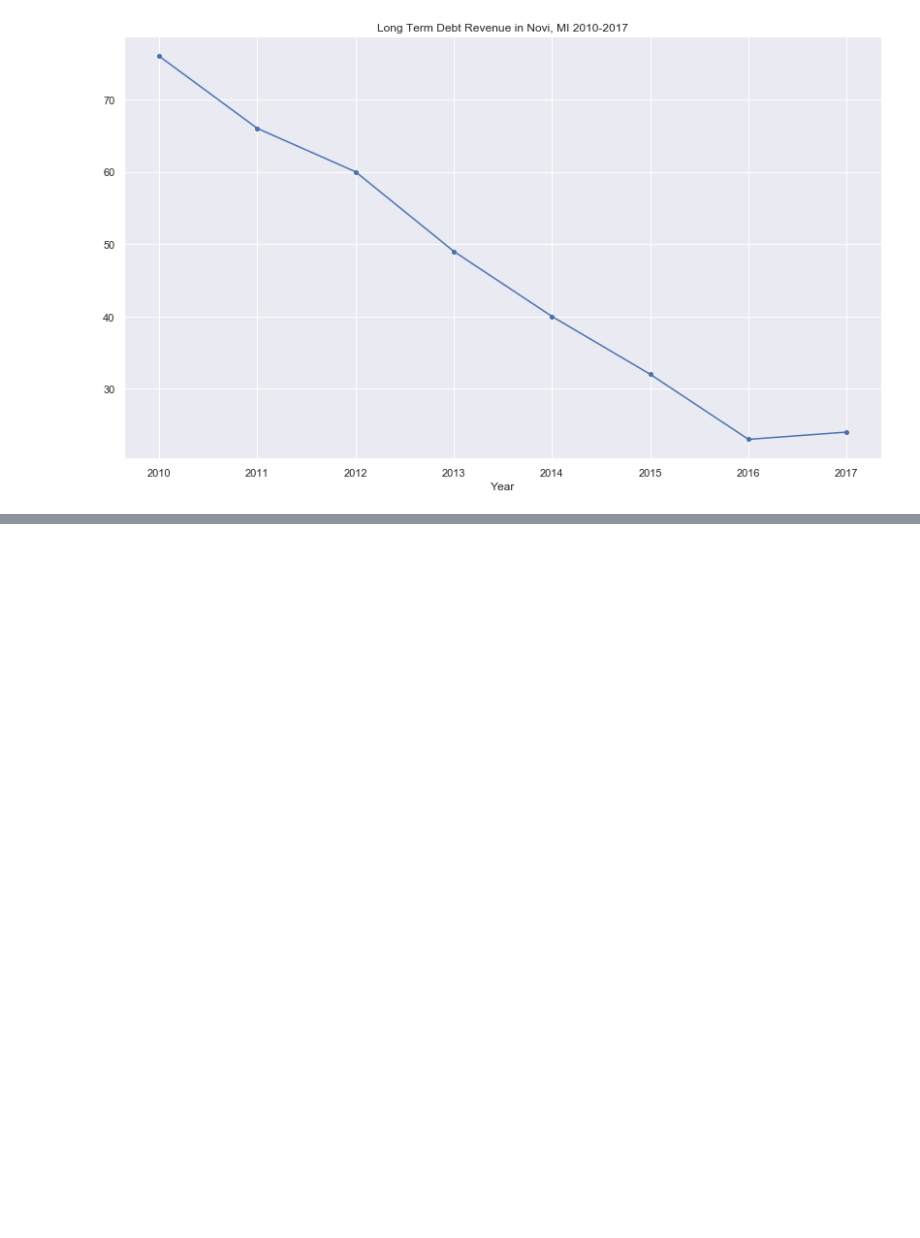
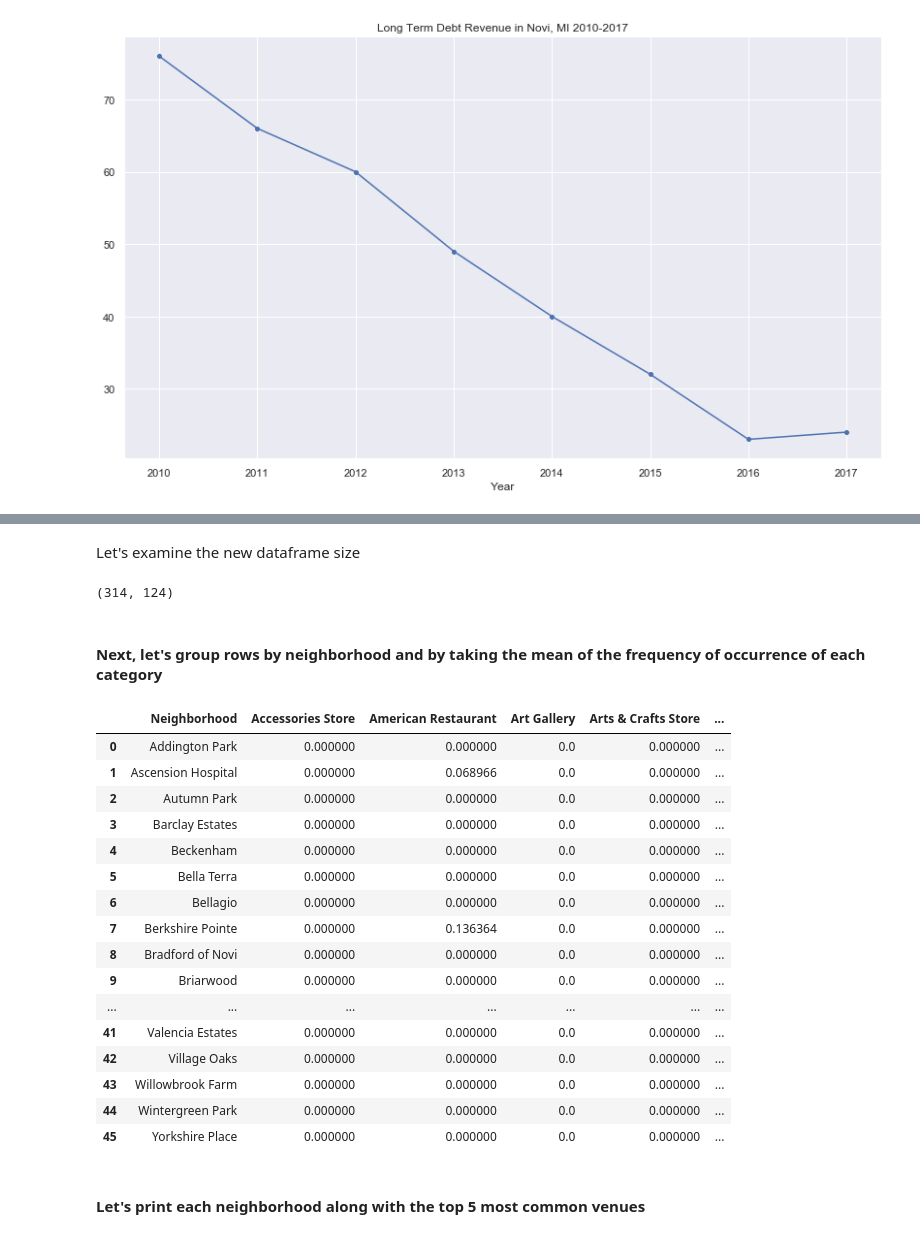
Before and after one commit to yunjcai/Segmenting-and-Clustering-Neighborhoods-in-Novi-MI, a Jupyter notebook: Segmenting and Clustering Neighborhoods in Novi.ipynb, the cells around one changed output, grey strips where cells are left out. Saved outputs shown, nothing was run; the diff lists cells and outputs as text; code cells hidden in the pictures; blank space fills up the shorter version.

```diff
--- a/Segmenting and Clustering Neighborhoods in Novi.ipynb
+++ b/Segmenting and Clustering Neighborhoods in Novi.ipynb
@@ -439,0 +609,12 @@ Text(0.5, 1.0, 'Long Term Debt Revenue in Novi, MI 2010-2017')
+# %%
+# one hot encoding
+novi_onehot = pd.get_dummies(novi_venues[['Venue Category']],prefix="",prefix_sep="")
+
+# add neighborhood column back to dataframe
+novi_onehot['Neighborhood'] = novi_venues['Neighborhood']
+
+# move neighborhood column to the 1st column
+fixed_columns = [novi_onehot.columns[-1]] + list(novi_onehot.columns[:-1])
+novi_onehot = novi_onehot[fixed_columns]
+
+novi_onehot.head()
@@ -439,0 +628,31 @@ Text(0.5, 1.0, 'Long Term Debt Revenue in Novi, MI 2010-2017')
+# %% [markdown]
+Let's examine the new dataframe size
+# %%
+novi_onehot.shape
+# %% [output]
+(314, 124)
+# %% [markdown]
+#### Next, let's group rows by neighborhood and by taking the mean of the frequency of occurrence of each category
+# %%
+novi_grouped = novi_onehot.groupby('Neighborhood').mean().reset_index()
+novi_grouped
+# %% [output]
+|  | Neighborhood | Accessories Store | American Restaurant | Art Gallery | Arts & Crafts Store | ... |
+| 0 | Addington Park | 0.000000 | 0.000000 | 0.0 | 0.000000 | ... |
+| 1 | Ascension Hospital | 0.000000 | 0.068966 | 0.0 | 0.000000 | ... |
+| 2 | Autumn Park | 0.000000 | 0.000000 | 0.0 | 0.000000 | ... |
+| 3 | Barclay Estates | 0.000000 | 0.000000 | 0.0 | 0.000000 | ... |
+| 4 | Beckenham | 0.000000 | 0.000000 | 0.0 | 0.000000 | ... |
+| 5 | Bella Terra | 0.000000 | 0.000000 | 0.0 | 0.000000 | ... |
+| 6 | Bellagio | 0.000000 | 0.000000 | 0.0 | 0.000000 | ... |
+| 7 | Berkshire Pointe | 0.000000 | 0.136364 | 0.0 | 0.000000 | ... |
+| 8 | Bradford of Novi | 0.000000 | 0.000000 | 0.0 | 0.000000 | ... |
+| 9 | Briarwood | 0.000000 | 0.000000 | 0.0 | 0.000000 | ... |
+| ... | ... | ... | ... | ... | ... | ... |
+| 41 | Valencia Estates | 0.000000 | 0.000000 | 0.0 | 0.000000 | ... |
+| 42 | Village Oaks | 0.000000 | 0.000000 | 0.0 | 0.000000 | ... |
+| 43 | Willowbrook Farm | 0.000000 | 0.000000 | 0.0 | 0.000000 | ... |
+| 44 | Wintergreen Park | 0.000000 | 0.000000 | 0.0 | 0.000000 | ... |
+| 45 | Yorkshire Place | 0.000000 | 0.000000 | 0.0 | 0.000000 | ... |
+# %% [markdown]
+#### Let's print each neighborhood along with the top 5 most common venues
```
Also changed, not shown: parts of 49 cells of this notebook.
